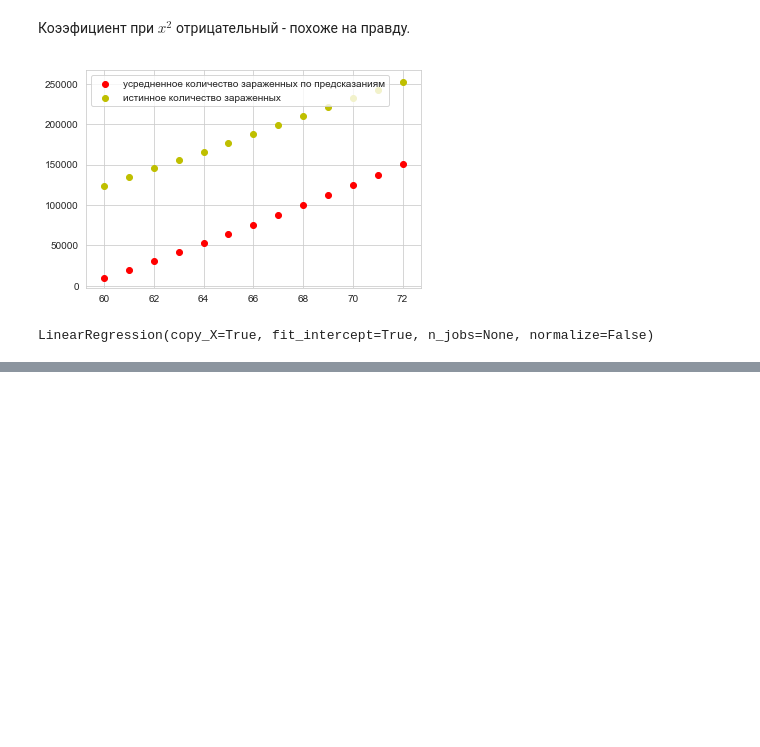
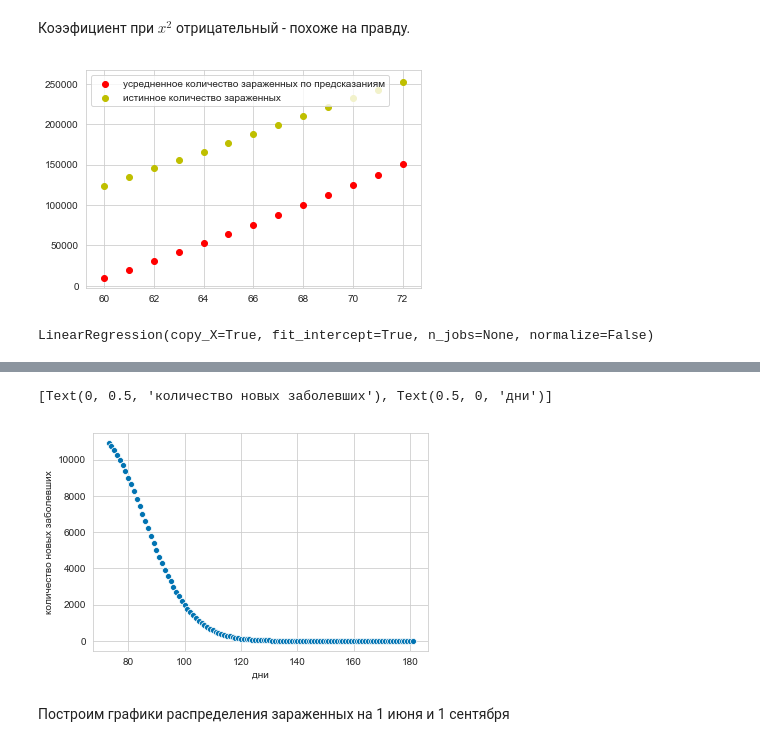
Before and after one commit to Vliseev/aml, a Jupyter notebook: 2/hw2.ipynb, the cells around one changed output, grey strips where cells are left out. Cells and saved outputs as stored; diff of their text form; code cells hidden in the pictures; blank space fills up the shorter version.

```diff
--- a/2/hw2.ipynb
+++ b/2/hw2.ipynb
@@ -363,0 +450,10 @@ No handles with labels found to put in legend.
+# %%
+mean_new = np.mean(y_pred, axis=0)
+# %%
+f_new = sns.scatterplot(x=days, y=mean_new)
+f_new.set(xlabel='дни',ylabel='количество новых заболевших')
+# %% [output]
+[Text(0, 0.5, 'количество новых заболевших'), Text(0.5, 0, 'дни')]
+[figure, added]
+# %% [markdown]
+Построим графики распределения зараженных на 1 июня и 1 сентября
```
Also changed, not shown: parts of 11 cells of this notebook, 1 other file.
